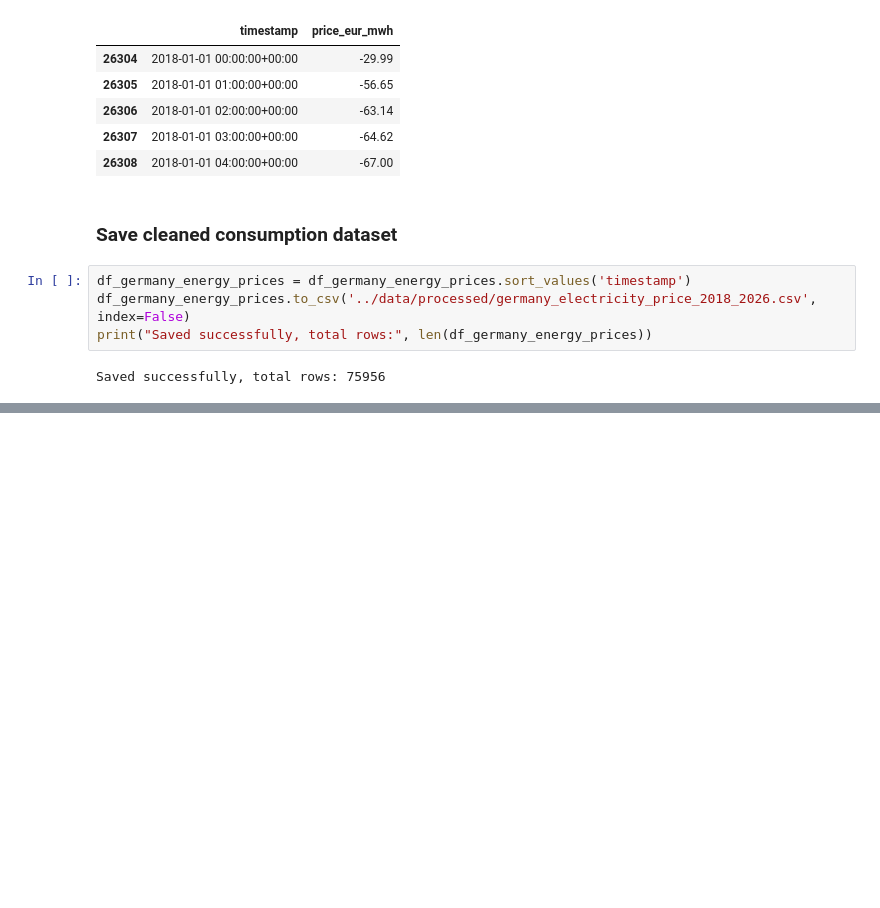
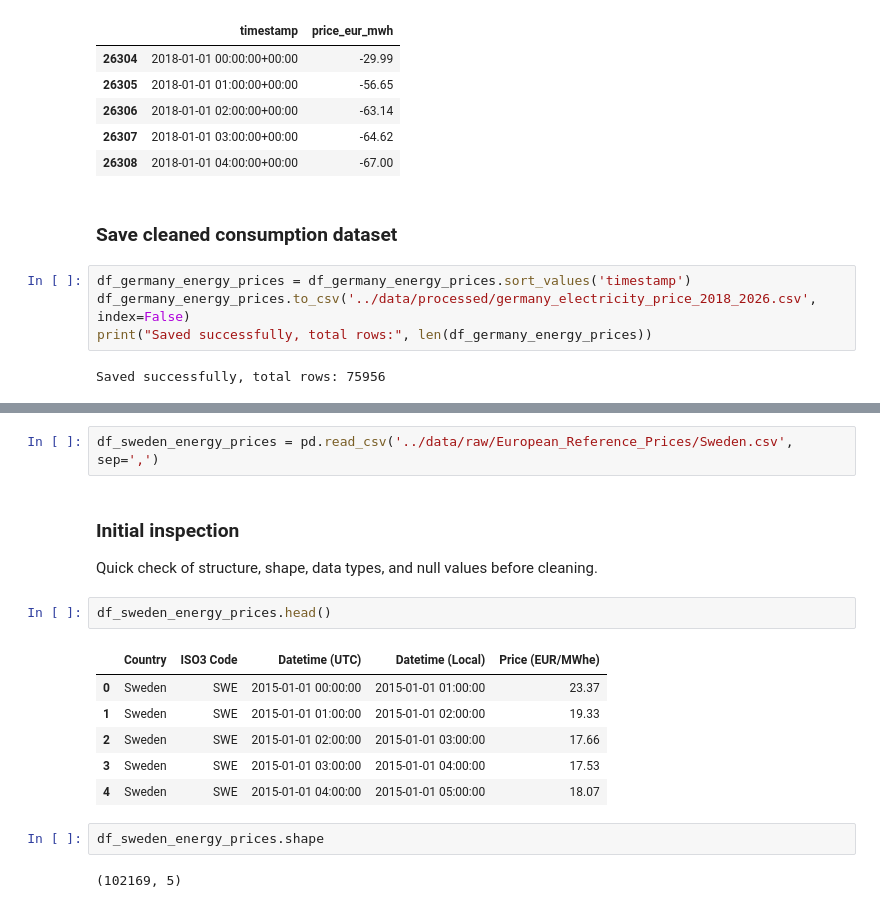
Before and after one commit to shreyakhetani/Finland-Electricity-Price-Analysis, a Jupyter notebook: notebooks/01_data_cleaning.ipynb, the cells around one changed output, grey strips where cells are left out. Cells and saved outputs as stored; diff of their text form; blank space fills up the shorter version.

```diff
--- a/notebooks/01_data_cleaning.ipynb
+++ b/notebooks/01_data_cleaning.ipynb
@@ -528,0 +537,18 @@ Saved successfully, total rows: 75956
+# %%
+df_sweden_energy_prices = pd.read_csv('../data/raw/European_Reference_Prices/Sweden.csv', sep=',')
+# %% [markdown]
+### Initial inspection
+Quick check of structure, shape, data types, and null values before cleaning.
+# %%
+df_sweden_energy_prices.head()
+# %% [output]
+|  | Country | ISO3 Code | Datetime (UTC) | Datetime (Local) | Price (EUR/MWhe) |
+| 0 | Sweden | SWE | 2015-01-01 00:00:00 | 2015-01-01 01:00:00 | 23.37 |
+| 1 | Sweden | SWE | 2015-01-01 01:00:00 | 2015-01-01 02:00:00 | 19.33 |
+| 2 | Sweden | SWE | 2015-01-01 02:00:00 | 2015-01-01 03:00:00 | 17.66 |
+| 3 | Sweden | SWE | 2015-01-01 03:00:00 | 2015-01-01 04:00:00 | 17.53 |
+| 4 | Sweden | SWE | 2015-01-01 04:00:00 | 2015-01-01 05:00:00 | 18.07 |
+# %%
+df_sweden_energy_prices.shape
+# %% [output]
+(102169, 5)
```
Also changed, not shown: parts of 20 cells of this notebook, 1 other file.
